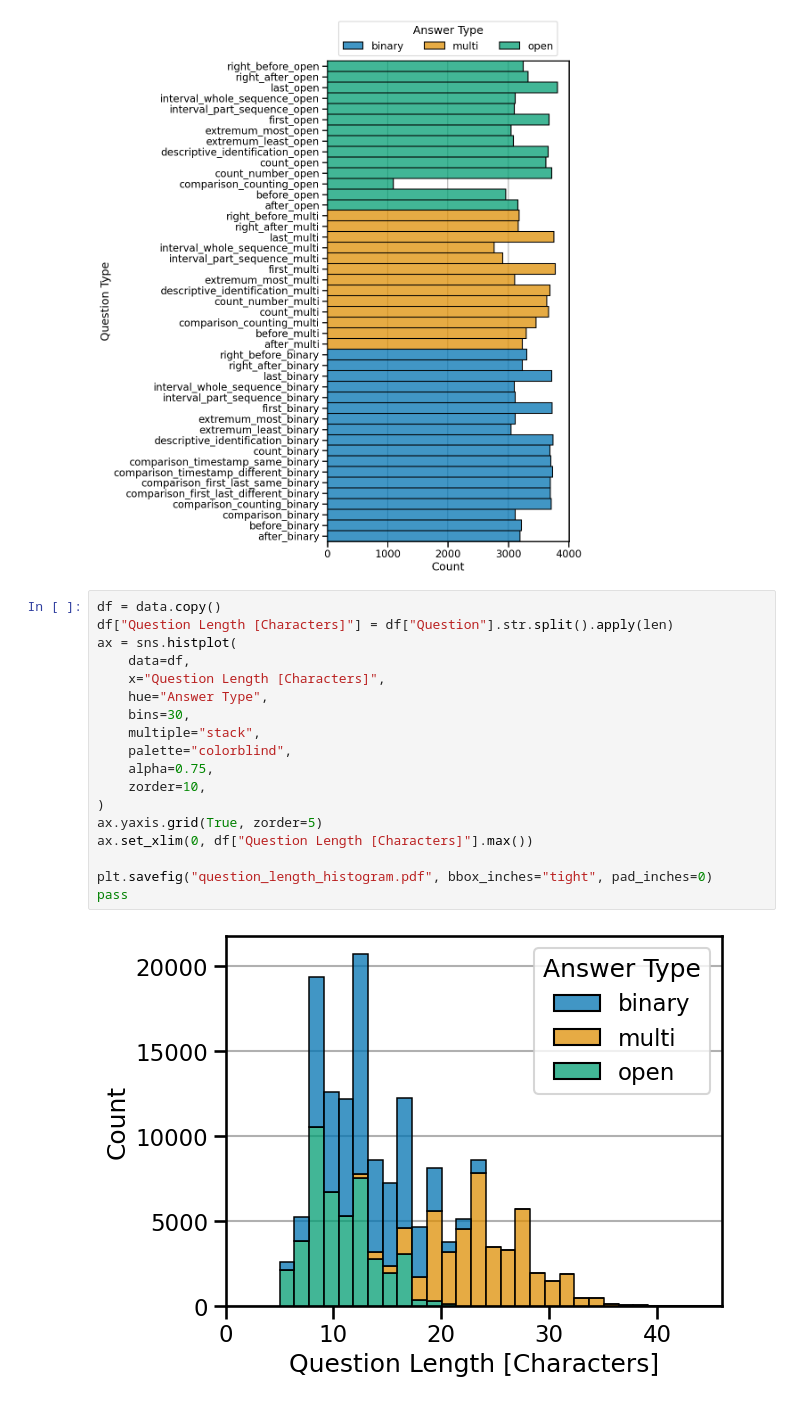
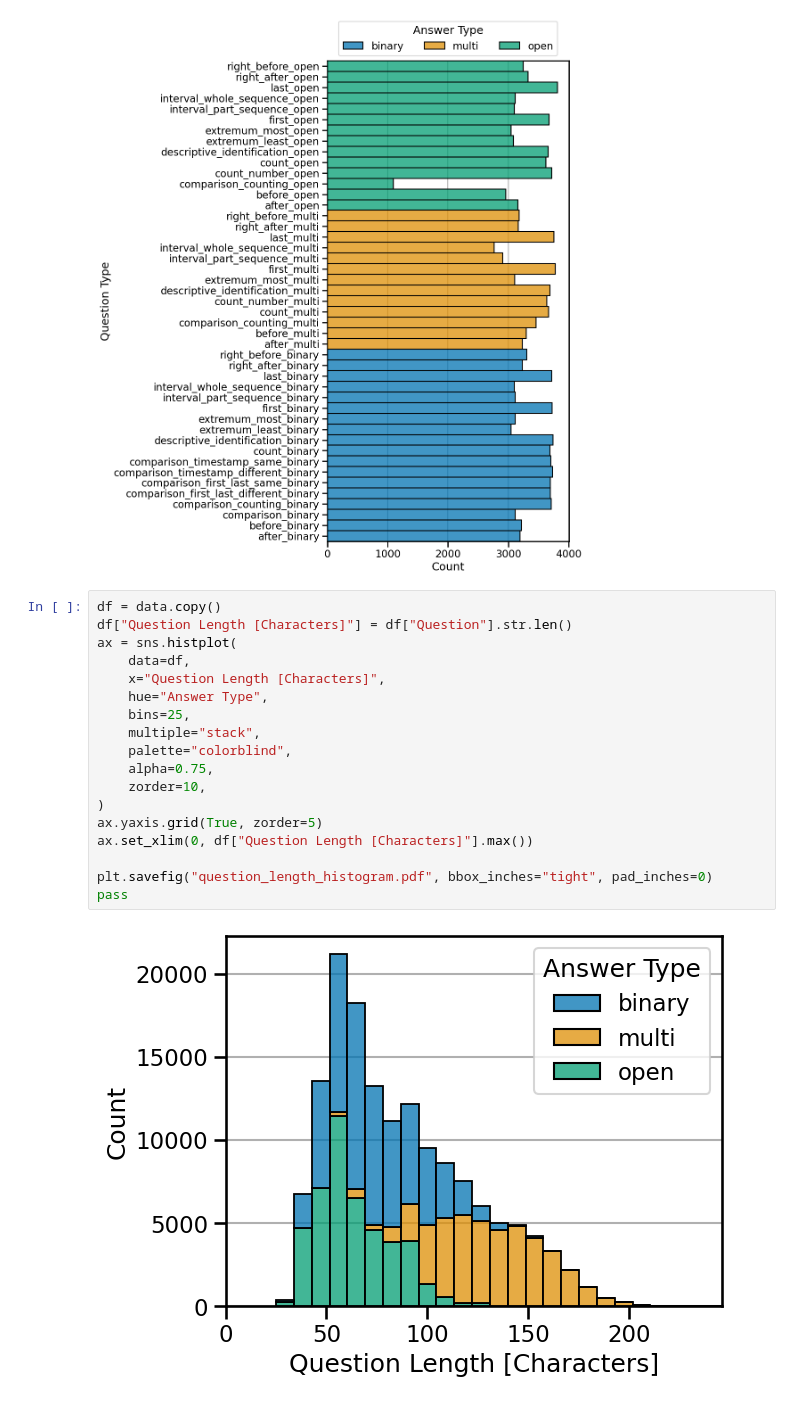
Before and after one commit to mauricekraus/quants-generate, a Jupyter notebook: time_qa-dataset/notebooks/Statistics.ipynb, the cells around one changed output. Saved outputs shown, nothing was run; the diff lists cells and outputs as text.

```diff
--- a/time_qa-dataset/notebooks/Statistics.ipynb
+++ b/time_qa-dataset/notebooks/Statistics.ipynb
@@ -199,21 +199,21 @@ pass
 [figure]
 # %%
 df = data.copy()
-df["Question Length [Characters]"] = df["Question"].str.split().apply(len)
+df["Question Length [Characters]"] = df["Question"].str.len()
 ax = sns.histplot(
     data=df,
     x="Question Length [Characters]",
     hue="Answer Type",
-    bins=30,
+    bins=25,
     multiple="stack",
     palette="colorblind",
     alpha=0.75,
     zorder=10,
 )
 ax.yaxis.grid(True, zorder=5)
 ax.set_xlim(0, df["Question Length [Characters]"].max())
 
 plt.savefig("question_length_histogram.pdf", bbox_inches="tight", pad_inches=0)
 pass
 # %% [output]
-[figure, old version]
+[figure, new version]
```
Also changed, not shown: parts of 1 cell of this notebook, 1 other file.
